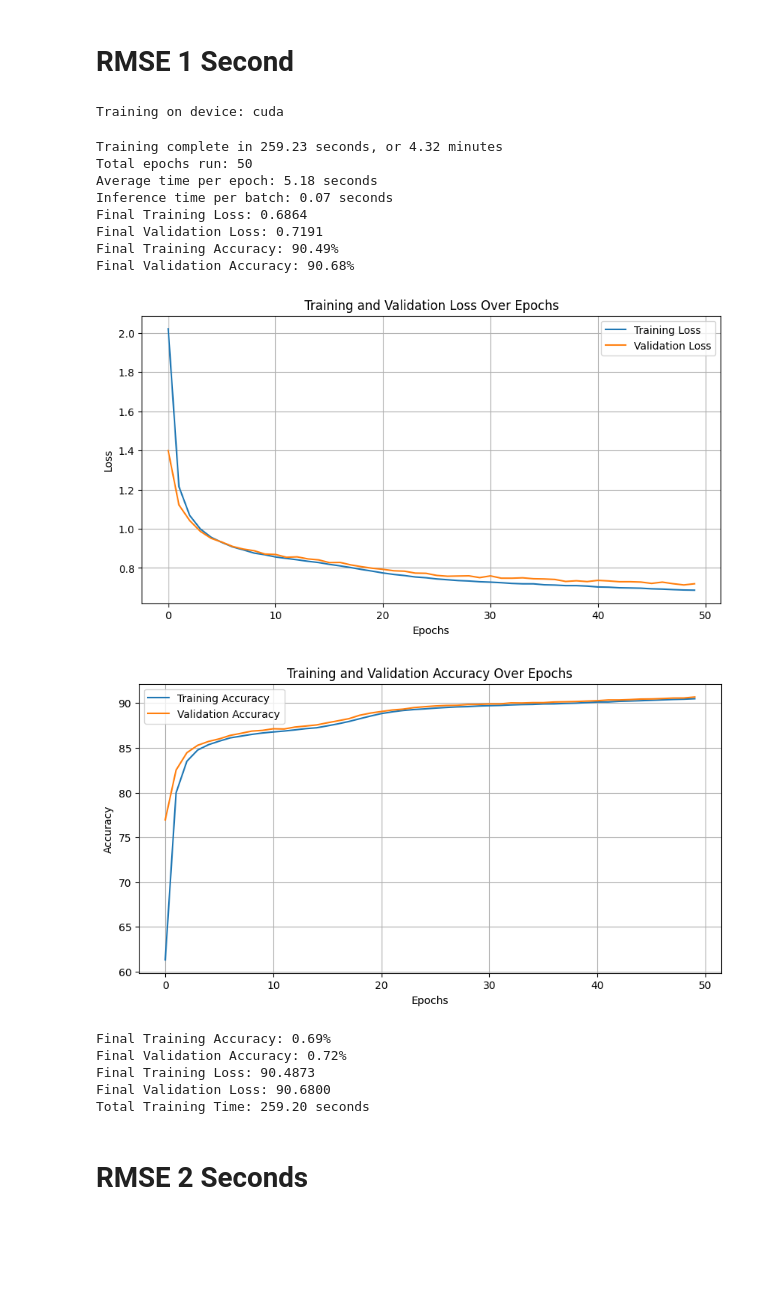
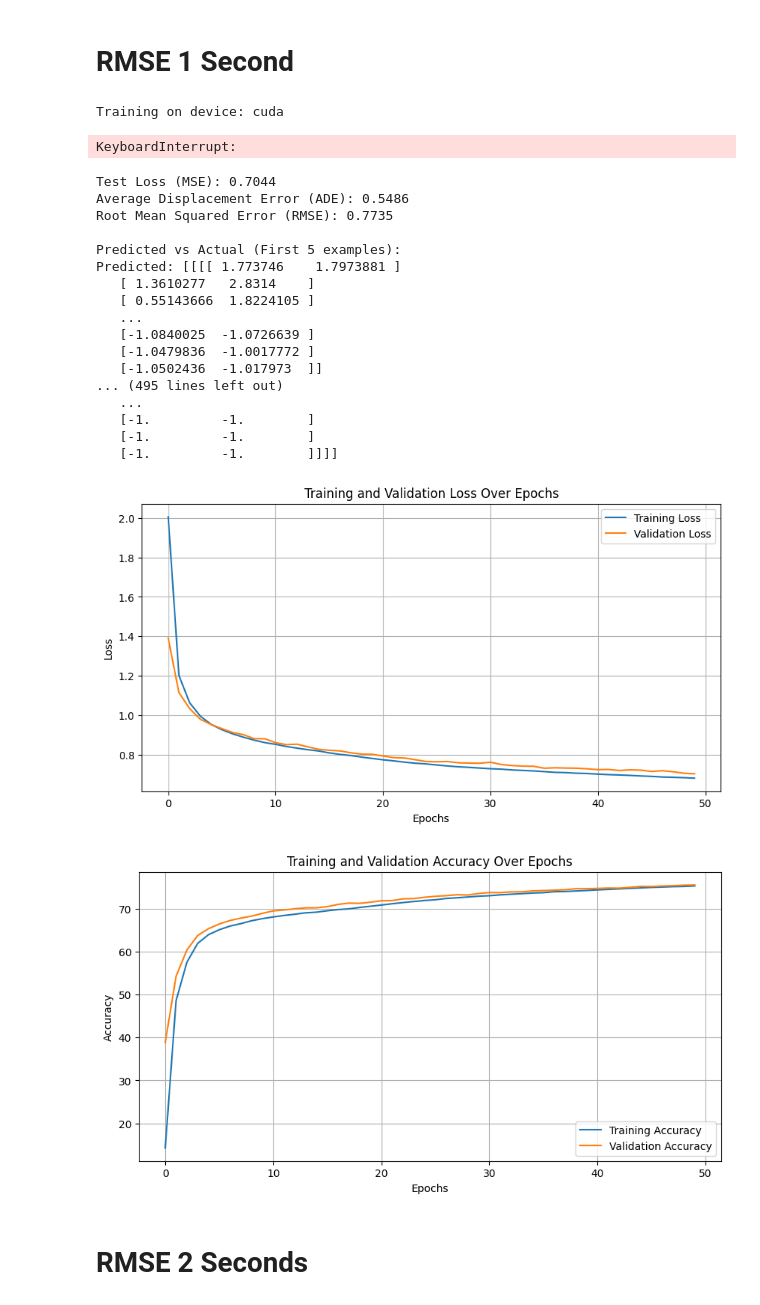
Before and after one commit to Mand187/Deep-Learning-Project, a Jupyter notebook: notebook_RMSE.ipynb, the cells around one changed output. Drawn from its saved outputs; the diff is of its cells as text; code cells hidden in the pictures; blank space fills up the shorter version.

Commit message:
Uploading test

```diff
--- a/notebook_RMSE.ipynb
+++ b/notebook_RMSE.ipynb
@@ -52,5 +53,7 @@ RMSE = RMSELoss()
 # %%
-df, transformer_max_ids_per_frame, frame_scaler = load_and_preprocess_data(csv_folder=csv_dir)
+cfg.PREDICTION_LENGTH = 30
+
+df, transformer_max_ids_per_frame, frame_scaler, feature_scaler = load_and_preprocess_data(csv_folder=csv_dir)
 
 # 2. Create tensor from dataframe
 all_data_tensor = create_tensor_from_dataframe(df, transformer_max_ids_per_frame)
@@ -80,7 +84,6 @@ All data tensor shape: torch.Size([6, 599, 20, 5])
 # %% [markdown]
 # RMSE 1 Second
 # %%
-cfg.PREDICTION_LENGTH = 30 # 1 Second
 
 # Adjust the hidden_size and sequence_length to match the input tensor dimensions
 model = FrameTransformer(
@@ -103,27 +106,34 @@ train_losses4, val_losses4, train_accs4, val_accs4, epoch_times4 = trainScript.t
     criterion=RMSE,
     optimizer=torch.optim.Adam(model.parameters(), lr=cfg.LEARNING_RATE)
 )
-
-plotLoss(train_losses4, val_losses4)
-plotAccuracy(train_accs4, val_accs4)
-reportFinalMetrics(train_losses4, val_losses4, train_accs4, val_accs4, epoch_times4)
 # %% [output]
 Training on device: cuda
-Training complete in 259.23 seconds, or 4.32 minutes
-Total epochs run: 50
-Average time per epoch: 5.18 seconds
-Inference time per batch: 0.07 seconds
-Final Training Loss: 0.6864
-Final Validation Loss: 0.7191
-Final Training Accuracy: 90.49%
-Final Validation Accuracy: 90.68%
+KeyboardInterrupt:
-[figure, removed]
-[figure, removed]
-Final Training Accuracy: 0.69%
-Final Validation Accuracy: 0.72%
-Final Training Loss: 90.4873
-Final Validation Loss: 90.6800
-Total Training Time: 259.20 seconds
+# %%
+test_model(model, test_loader,RMSE)
+
+plotLoss(train_losses4, val_losses4)
+plotAccuracy(train_accs4, val_accs4)
+# %% [output]
+Test Loss (MSE): 0.7044
+Average Displacement Error (ADE): 0.5486
+Root Mean Squared Error (RMSE): 0.7735
+
+Predicted vs Actual (First 5 examples):
+Predicted: [[[[ 1.773746    1.7973881 ]
+   [ 1.3610277   2.8314    ]
+   [ 0.55143666  1.8224105 ]
+   ...
+   [-1.0840025  -1.0726639 ]
+   [-1.0479836  -1.0017772 ]
+   [-1.0502436  -1.017973  ]]
+... (495 lines left out)
+   ...
+   [-1.         -1.        ]
+   [-1.         -1.        ]
+   [-1.         -1.        ]]]]
+[figure, added]
+[figure, added]
 # %% [markdown]
 # RMSE 2 Seconds
 # %%
```
Also changed, not shown: parts of 6 cells of this notebook, 10 other files.
